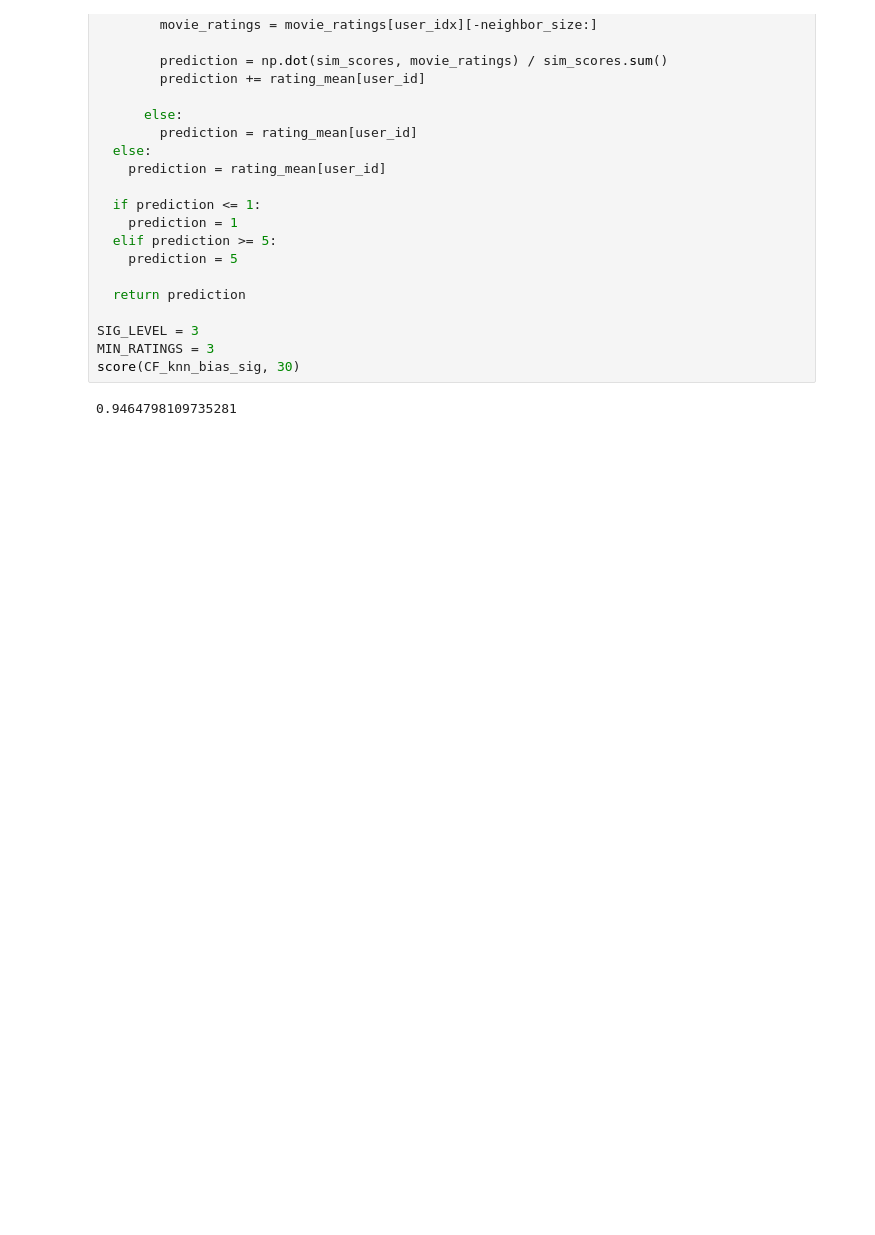
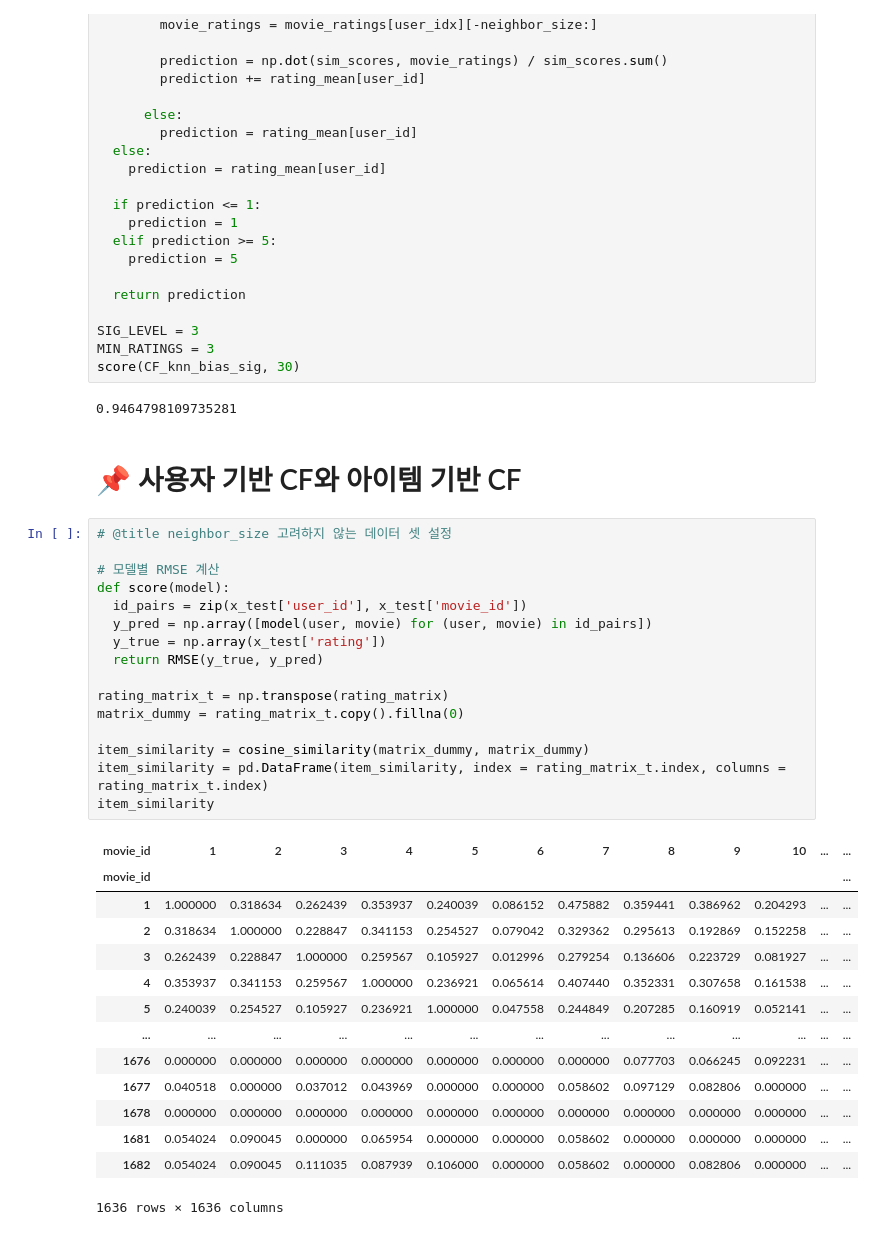
Before and after one commit to soaeng/recomSys, a Jupyter notebook: CF.ipynb, the cells around one changed output. Cells and saved outputs as stored; diff of their text form; blank space fills up the shorter version.

```diff
--- a/CF.ipynb
+++ b/CF.ipynb
@@ -384,3 +384,36 @@ MIN_RATINGS = 3
 score(CF_knn_bias_sig, 30)
 # %% [output]
 0.9464798109735281
+# %% [markdown]
+# 📌 사용자 기반 CF와 아이템 기반 CF
+# %%
+# @title neighbor_size 고려하지 않는 데이터 셋 설정
+
+# 모델별 RMSE 계산
+def score(model):
+  id_pairs = zip(x_test['user_id'], x_test['movie_id'])
+  y_pred = np.array([model(user, movie) for (user, movie) in id_pairs])
+  y_true = np.array(x_test['rating'])
+  return RMSE(y_true, y_pred)
+
+rating_matrix_t = np.transpose(rating_matrix)
+matrix_dummy = rating_matrix_t.copy().fillna(0)
+
+item_similarity = cosine_similarity(matrix_dummy, matrix_dummy)
+item_similarity = pd.DataFrame(item_similarity, index = rating_matrix_t.index, columns = rating_matrix_t.index)
+item_similarity
+# %% [output]
+| movie_id | 1 | 2 | 3 | 4 | 5 | 6 | 7 | 8 | 9 | 10 | ... | ... |
+| movie_id |  |  |  |  |  |  |  |  |  |  |  | ... |
+| 1 | 1.000000 | 0.318634 | 0.262439 | 0.353937 | 0.240039 | 0.086152 | 0.475882 | 0.359441 | 0.386962 | 0.204293 | ... | ... |
+| 2 | 0.318634 | 1.000000 | 0.228847 | 0.341153 | 0.254527 | 0.079042 | 0.329362 | 0.295613 | 0.192869 | 0.152258 | ... | ... |
+| 3 | 0.262439 | 0.228847 | 1.000000 | 0.259567 | 0.105927 | 0.012996 | 0.279254 | 0.136606 | 0.223729 | 0.081927 | ... | ... |
+| 4 | 0.353937 | 0.341153 | 0.259567 | 1.000000 | 0.236921 | 0.065614 | 0.407440 | 0.352331 | 0.307658 | 0.161538 | ... | ... |
+| 5 | 0.240039 | 0.254527 | 0.105927 | 0.236921 | 1.000000 | 0.047558 | 0.244849 | 0.207285 | 0.160919 | 0.052141 | ... | ... |
+| ... | ... | ... | ... | ... | ... | ... | ... | ... | ... | ... | ... | ... |
+| 1676 | 0.000000 | 0.000000 | 0.000000 | 0.000000 | 0.000000 | 0.000000 | 0.000000 | 0.077703 | 0.066245 | 0.092231 | ... | ... |
+| 1677 | 0.040518 | 0.000000 | 0.037012 | 0.043969 | 0.000000 | 0.000000 | 0.058602 | 0.097129 | 0.082806 | 0.000000 | ... | ... |
+| 1678 | 0.000000 | 0.000000 | 0.000000 | 0.000000 | 0.000000 | 0.000000 | 0.000000 | 0.000000 | 0.000000 | 0.000000 | ... | ... |
+| 1681 | 0.054024 | 0.090045 | 0.000000 | 0.065954 | 0.000000 | 0.000000 | 0.058602 | 0.000000 | 0.000000 | 0.000000 | ... | ... |
+| 1682 | 0.054024 | 0.090045 | 0.111035 | 0.087939 | 0.106000 | 0.000000 | 0.058602 | 0.000000 | 0.082806 | 0.000000 | ... | ... |
+1636 rows × 1636 columns
```
Also changed, not shown: parts of 1 cell of this notebook.
